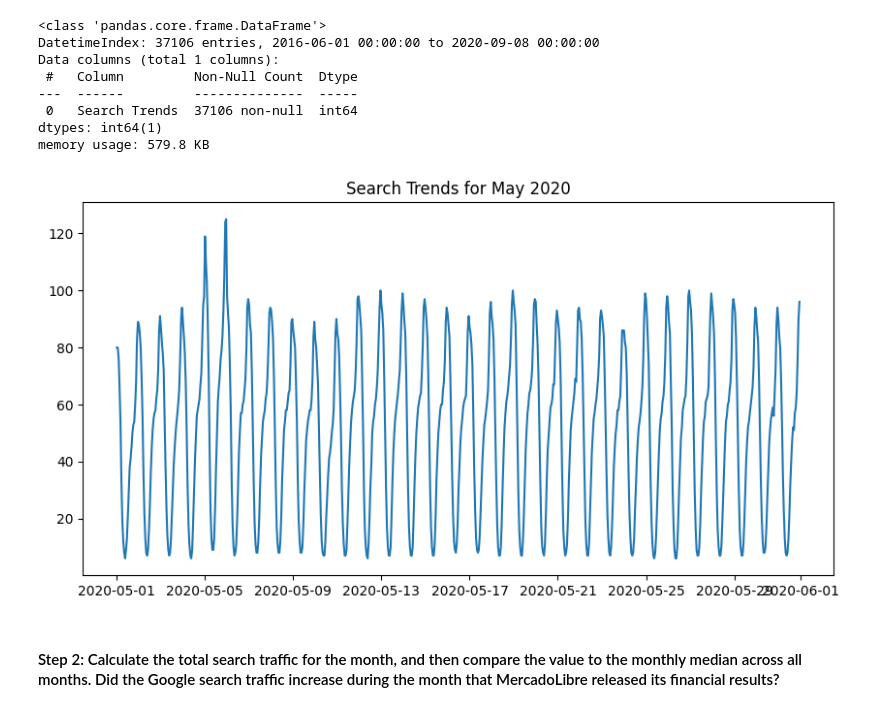
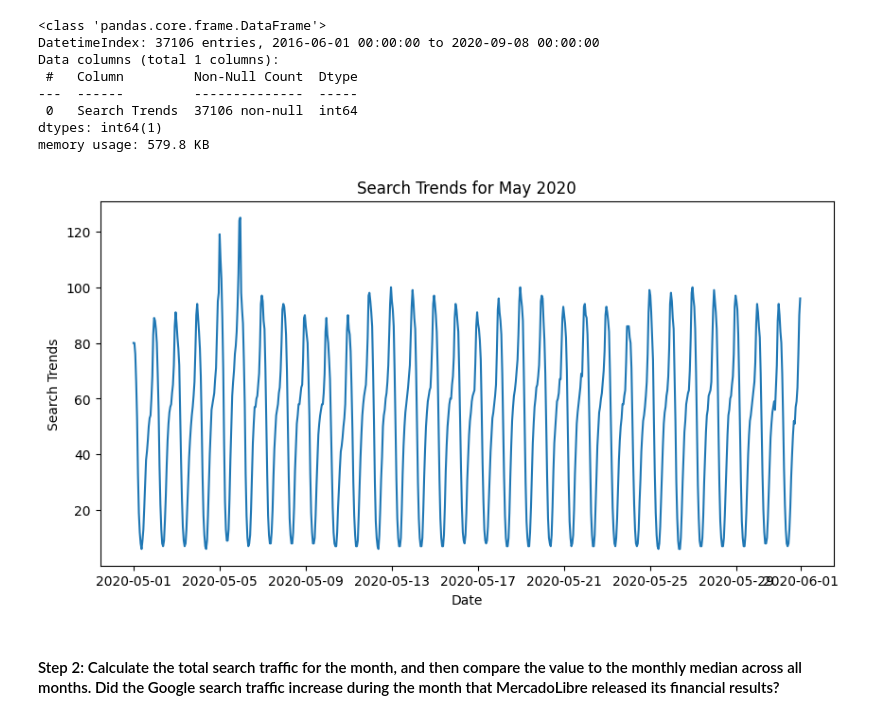
Before and after one commit to yusufalam404/prophet-challenge, a Jupyter notebook: forecasting_net_prophet.ipynb, the cells around one changed output. Drawn from its saved outputs; the diff is of its cells as text; code cells hidden in the pictures.

```diff
--- a/forecasting_net_prophet.ipynb
+++ b/forecasting_net_prophet.ipynb
@@ -105,14 +105,16 @@ memory usage: 579.8 KB
 # %%
 # Slice the DataFrame to just the month of May 2020
 df_mercado_trends_may_2020 = df_mercado_trends.loc['2020-05-01':'2020-05-31']
 
 # Plot to visualize the data for May 2020
 plt.figure(figsize=(10, 5))
 plt.plot(df_mercado_trends_may_2020.index, df_mercado_trends_may_2020['Search Trends'])
+plt.xlabel('Date')
+plt.ylabel('Search Trends')
 plt.title('Search Trends for May 2020')
 plt.show()
 # %% [output]
-[figure, old version]
+[figure, new version]
 # %% [markdown]
 #### Step 2: Calculate the total search traffic for the month, and then compare the value to the monthly median across all months. Did the Google search traffic increase during the month that MercadoLibre released its financial results?
 # %%
```
Also changed, not shown: parts of 15 cells of this notebook.
